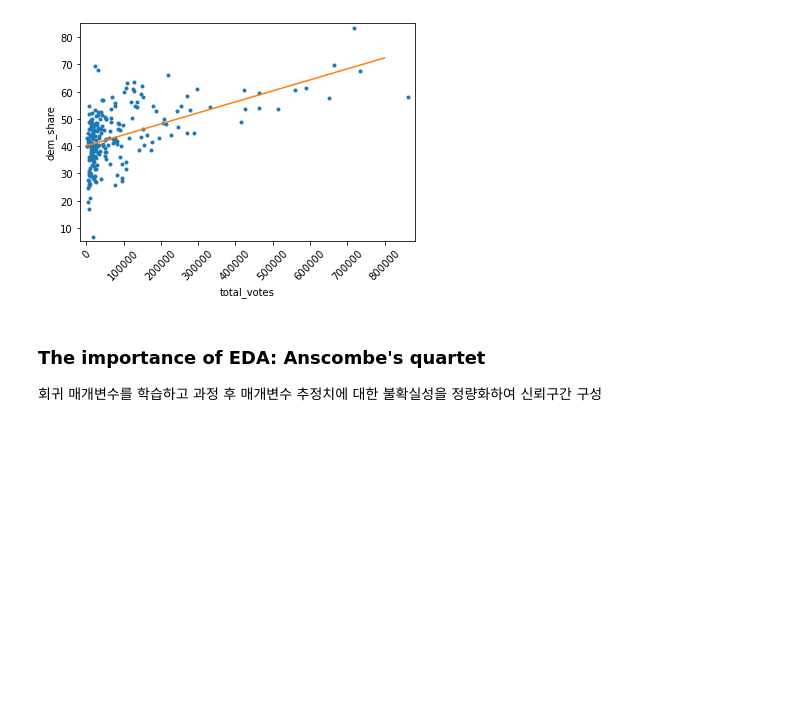
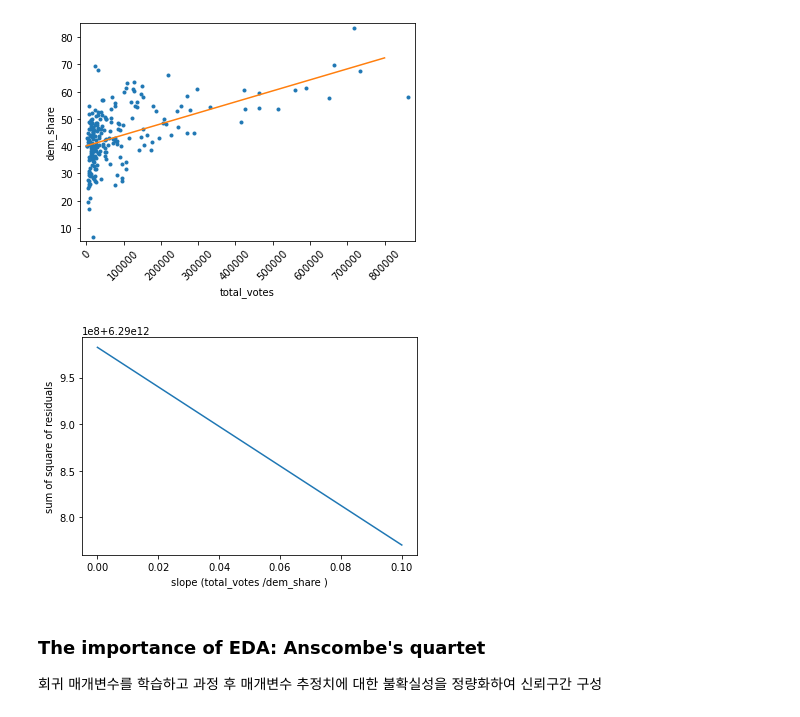
Before and after one commit to danielwon01/DataCamp_Data-Scientist-with-Python, a Jupyter notebook: study_/Statistical Thinking in Python (Part 2).ipynb, the cells around one changed output. Drawn from its saved outputs; the diff is of its cells as text; code cells hidden in the pictures; blank space fills up the shorter version.

```diff
--- a/study_/Statistical Thinking in Python (Part 2).ipynb
+++ b/study_/Statistical Thinking in Python (Part 2).ipynb
@@ -65,16 +65,18 @@ _ = plt.plot(x,y)
 # %%
 # the sum of the squares of the residuals , RSS
 
-a_vals = np.linspace(0, 0.1, 800000)
+a_vals = np.linspace(0, 0.1,100)
 rss = np.empty_like(a_vals) # 함수는 (값의 초기화를 수행하지 않고) 주어진 어레이의 형태와 타입을 갖는 새로운 어레이를 반환
 
 for i ,a in enumerate(a_vals) :
     rss[i] = np.sum((df['total_votes'] - a*df['dem_share'] + intercept) **2)
 
 plt.plot(a_vals, rss, '-')
 plt.xlabel('slope (total_votes /dem_share )')
 plt.ylabel('sum of square of residuals')
 plt.show()
+# %% [output]
+[figure, added]
 # %% [markdown]
 ### The importance of EDA: Anscombe's quartet
 회귀 매개변수를 학습하고 과정 후 매개변수 추정치에 대한 불확실성을 정량화하여 신뢰구간 구성
```
Also changed, not shown: parts of 24 cells of this notebook, 1 other file.
